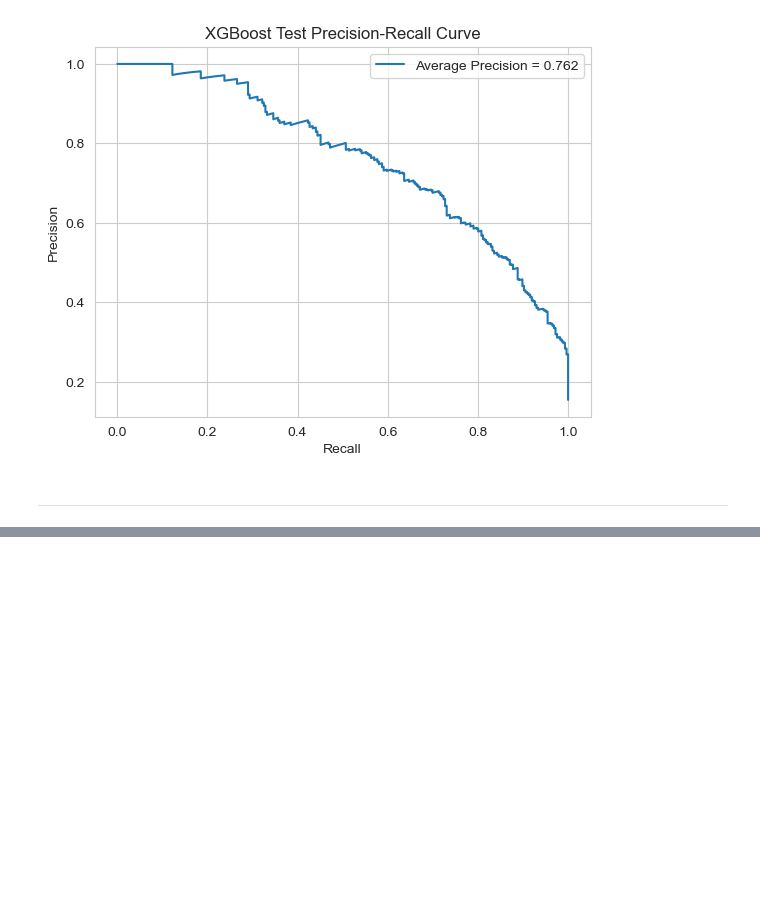
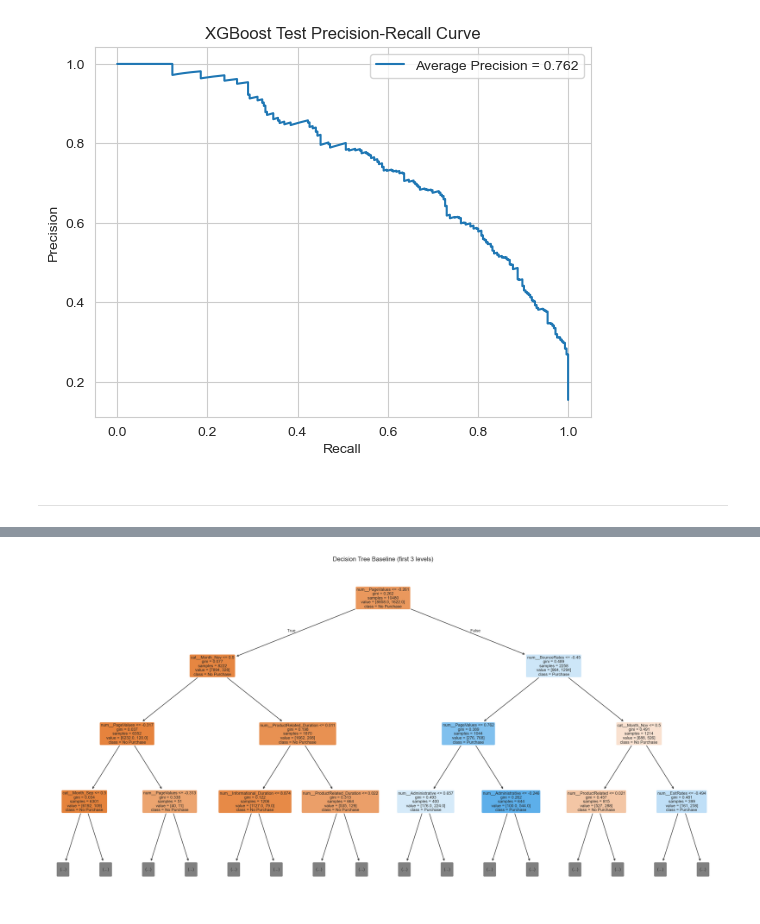
Before and after one commit to Lqvy/Project-Decisions, a Jupyter notebook: Online_Purchase_/online_shoppers_intention.ipynb, the cells around one changed output, grey strips where cells are left out. Drawn from its saved outputs; the diff is of its cells as text; code cells hidden in the pictures; blank space fills up the shorter version.

Commit message:
Looking into decision tree internals for variable reduction/importance to improve more complex models.

```diff
--- a/Online_Purchase_/online_shoppers_intention.ipynb
+++ b/Online_Purchase_/online_shoppers_intention.ipynb
@@ -486,7 +486,9 @@ cv = StratifiedKFold(
 dt_baseline_pipe = Pipeline(steps=[
     ("preprocessor", preprocessor),
     ("classifier", DecisionTreeClassifier(
-        max_depth=5,
+        max_depth=10,
         random_state=seed
     ))
 ])
+
+dt_baseline_pipe
@@ -1362,0 +1362,3 @@ plt.show()
+# %%
+# fit baseline tree to inspect it
+dt_baseline_pipe.fit(X_train_full, y_train_full)
@@ -1362,0 +1382,22 @@ plt.show()
+# %%
+# pull feature names
+dt_fitted_tree = dt_baseline_pipe.named_steps["classifier"]
+dt_fitted_preprocessor = dt_baseline_pipe.named_steps["preprocessor"]
+
+dt_feature_names = dt_fitted_preprocessor.get_feature_names_out()
+# %%
+# visual plot of decision tree
+plt.figure(figsize=(24, 12))
+plot_tree(
+    dt_fitted_tree,
+    feature_names=dt_feature_names,
+    class_names=["No Purchase", "Purchase"],
+    filled=True,
+    rounded=True,
+    fontsize=8,
+    max_depth=3
+)
+plt.title("Decision Tree Baseline (first 3 levels)")
+plt.show()
+# %% [output]
+[figure, added]
```
Also changed, not shown: parts of 13 cells of this notebook.
